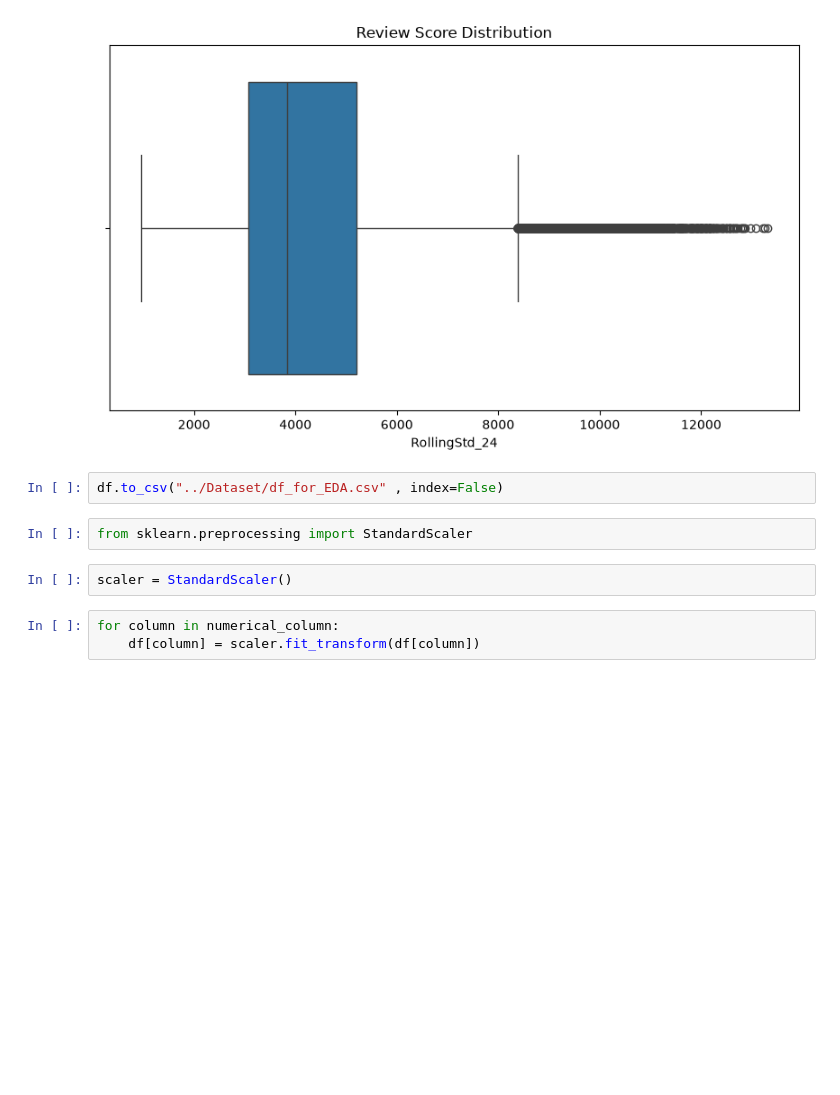
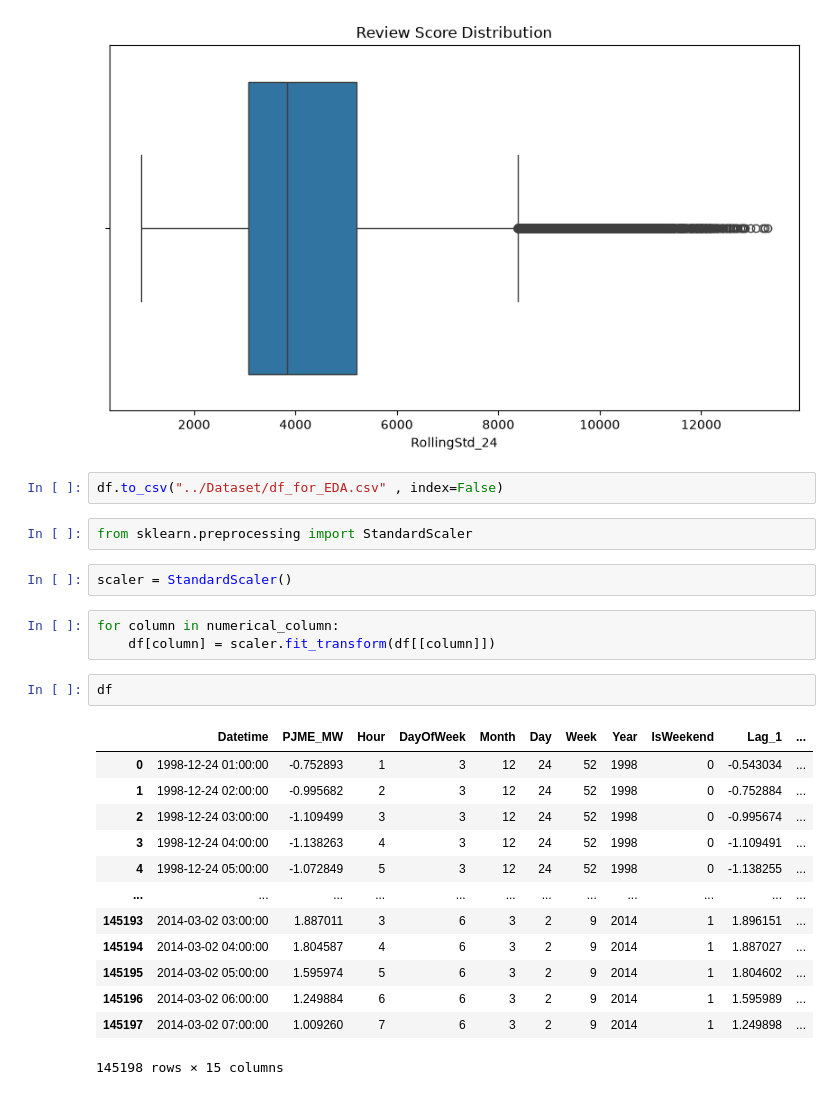
Before and after one commit to Logesh-M0324/Weekend_Task, a Jupyter notebook: Electricity Demand Forecasting using Deep Learning/Notebooks/02_Preprocessing.ipynb, the cells around one changed output. Cells and saved outputs as stored; diff of their text form; blank space fills up the shorter version.

```diff
--- a/Electricity Demand Forecasting using Deep Learning/Notebooks/02_Preprocessing.ipynb
+++ b/Electricity Demand Forecasting using Deep Learning/Notebooks/02_Preprocessing.ipynb
@@ -312,4 +312,20 @@ from sklearn.preprocessing import StandardScaler
 scaler = StandardScaler()
 # %%
 for column in numerical_column:
-    df[column] = scaler.fit_transform(df[column])
+    df[column] = scaler.fit_transform(df[[column]])
+# %%
+df
+# %% [output]
+|  | Datetime | PJME_MW | Hour | DayOfWeek | Month | Day | Week | Year | IsWeekend | Lag_1 | ... |
+| 0 | 1998-12-24 01:00:00 | -0.752893 | 1 | 3 | 12 | 24 | 52 | 1998 | 0 | -0.543034 | ... |
+| 1 | 1998-12-24 02:00:00 | -0.995682 | 2 | 3 | 12 | 24 | 52 | 1998 | 0 | -0.752884 | ... |
+| 2 | 1998-12-24 03:00:00 | -1.109499 | 3 | 3 | 12 | 24 | 52 | 1998 | 0 | -0.995674 | ... |
+| 3 | 1998-12-24 04:00:00 | -1.138263 | 4 | 3 | 12 | 24 | 52 | 1998 | 0 | -1.109491 | ... |
+| 4 | 1998-12-24 05:00:00 | -1.072849 | 5 | 3 | 12 | 24 | 52 | 1998 | 0 | -1.138255 | ... |
+| ... | ... | ... | ... | ... | ... | ... | ... | ... | ... | ... | ... |
+| 145193 | 2014-03-02 03:00:00 | 1.887011 | 3 | 6 | 3 | 2 | 9 | 2014 | 1 | 1.896151 | ... |
+| 145194 | 2014-03-02 04:00:00 | 1.804587 | 4 | 6 | 3 | 2 | 9 | 2014 | 1 | 1.887027 | ... |
+| 145195 | 2014-03-02 05:00:00 | 1.595974 | 5 | 6 | 3 | 2 | 9 | 2014 | 1 | 1.804602 | ... |
+| 145196 | 2014-03-02 06:00:00 | 1.249884 | 6 | 6 | 3 | 2 | 9 | 2014 | 1 | 1.595989 | ... |
+| 145197 | 2014-03-02 07:00:00 | 1.009260 | 7 | 6 | 3 | 2 | 9 | 2014 | 1 | 1.249898 | ... |
+145198 rows × 15 columns
```
Also changed, not shown: parts of 1 cell of this notebook, 5 other files.
